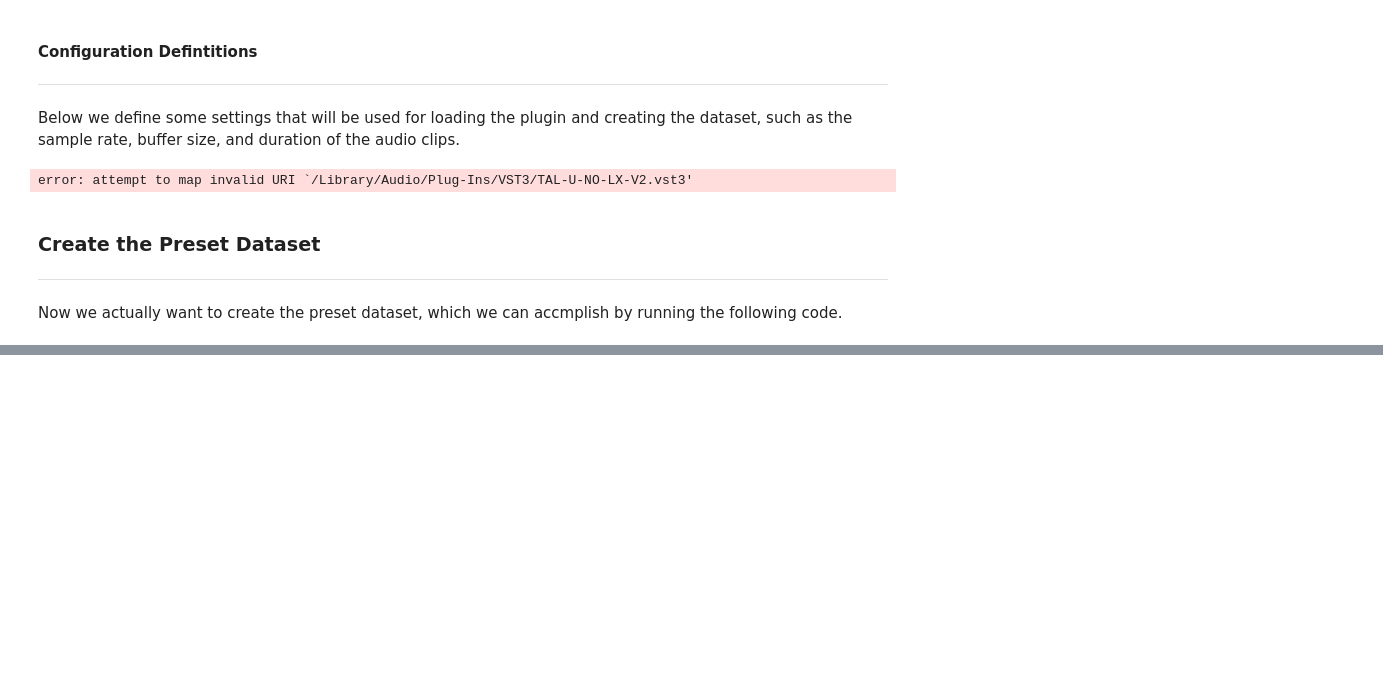
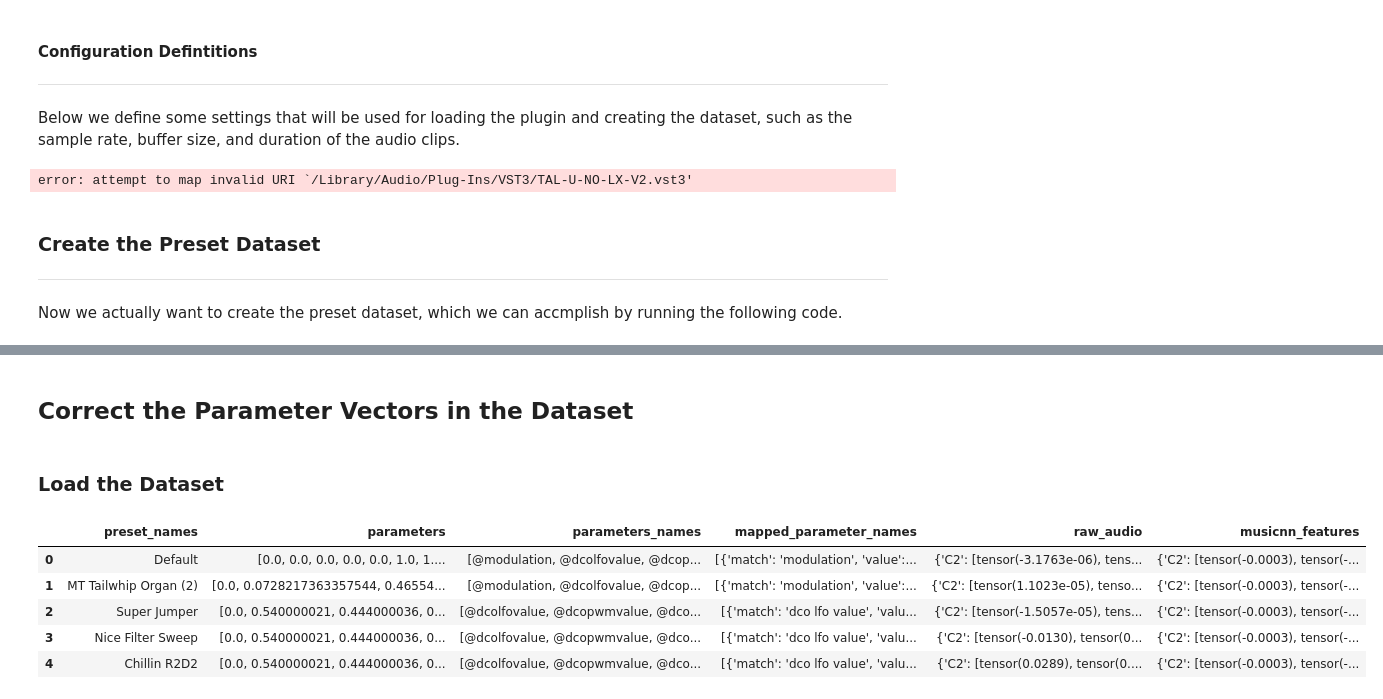
Before and after one commit to malekinho8/gass, a Jupyter notebook: dataset/create-preset-dataset-musicnn.ipynb, the cells around one changed output, grey strips where cells are left out. Cells and saved outputs as stored; diff of their text form; code cells hidden in the pictures; blank space fills up the shorter version.

```diff
--- a/dataset/create-preset-dataset-musicnn.ipynb
+++ b/dataset/create-preset-dataset-musicnn.ipynb
@@ -93,3 +93,20 @@ Computing spectrogram (w/ librosa) and tags (w/ tensorflow).. done!
 Computing spectrogram (w/ librosa) and tags (w/ tensorflow).. done!
 Computing spectrogram (w/ librosa) and tags (w/ tensorflow).. done!
 Computing spectrogram (w/ librosa) and tags (w/ tensorflow).. done!
+# %% [markdown]
+## Correct the Parameter Vectors in the Dataset
+# %% [markdown]
+### Load the Dataset
+# %%
+# load the dataset
+df = pd.DataFrame(torch.load('preset_dataset_musicnn.pt'))
+
+# print the first 5 rows of the dataset
+df.head(5)
+# %% [output]
+|  | preset_names | parameters | parameters_names | mapped_parameter_names | raw_audio | musicnn_features |
+| 0 | Default | [0.0, 0.0, 0.0, 0.0, 0.0, 1.0, 1.... | [@modulation, @dcolfovalue, @dcop... | [{'match': 'modulation', 'value':... | {'C2': [tensor(-3.1763e-06), tens... | {'C2': [tensor(-0.0003), tensor(-... |
+| 1 | MT Tailwhip Organ (2) | [0.0, 0.0728217363357544, 0.46554... | [@modulation, @dcolfovalue, @dcop... | [{'match': 'modulation', 'value':... | {'C2': [tensor(1.1023e-05), tenso... | {'C2': [tensor(-0.0003), tensor(-... |
+| 2 | Super Jumper | [0.0, 0.540000021, 0.444000036, 0... | [@dcolfovalue, @dcopwmvalue, @dco... | [{'match': 'dco lfo value', 'valu... | {'C2': [tensor(-1.5057e-05), tens... | {'C2': [tensor(-0.0003), tensor(-... |
+| 3 | Nice Filter Sweep | [0.0, 0.540000021, 0.444000036, 0... | [@dcolfovalue, @dcopwmvalue, @dco... | [{'match': 'dco lfo value', 'valu... | {'C2': [tensor(-0.0130), tensor(0... | {'C2': [tensor(-0.0003), tensor(-... |
+| 4 | Chillin R2D2 | [0.0, 0.540000021, 0.444000036, 0... | [@dcolfovalue, @dcopwmvalue, @dco... | [{'match': 'dco lfo value', 'valu... | {'C2': [tensor(0.0289), tensor(0.... | {'C2': [tensor(-0.0003), tensor(-... |
```
Also changed, not shown: parts of 20 cells of this notebook, 11 other files.
